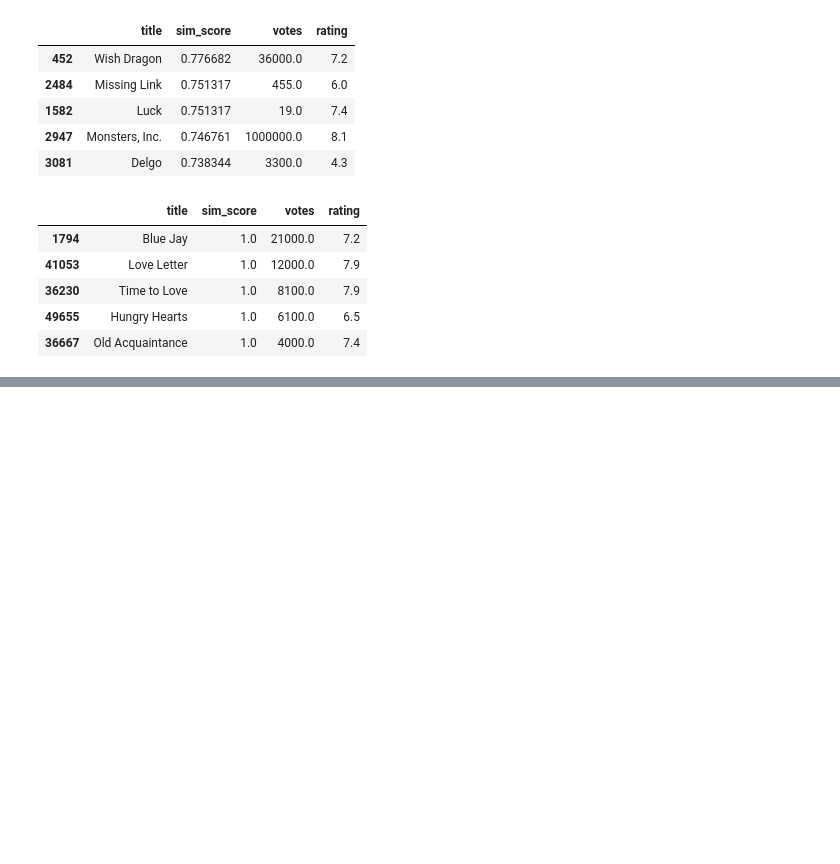
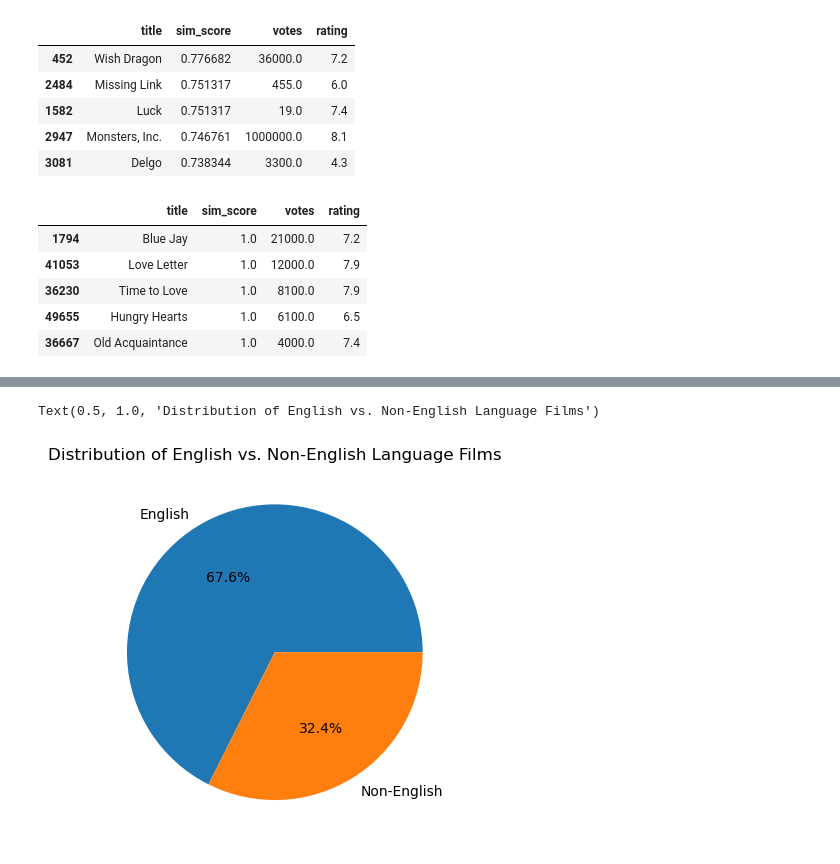
Before and after one commit to phodgkins/dm-movies, a Jupyter notebook: load_data.ipynb, the cells around one changed output, grey strips where cells are left out. Cells and saved outputs as stored; diff of their text form; code cells hidden in the pictures; blank space fills up the shorter version.

```diff
--- a/load_data.ipynb
+++ b/load_data.ipynb
@@ -877,0 +898,9 @@ get_recommendations("Texasville", movie_sim_df, df_new, n=5)
+# %%
+labels = 'English', 'Non-English'
+sizes = [num_english, num_non_english]
+
+plt.pie(sizes, labels=labels,autopct='%1.1f%%')
+plt.title('Distribution of English vs. Non-English Language Films')
+# %% [output]
+Text(0.5, 1.0, 'Distribution of English vs. Non-English Language Films')
+[figure, added]
```
Also changed, not shown: parts of 3 cells of this notebook.
